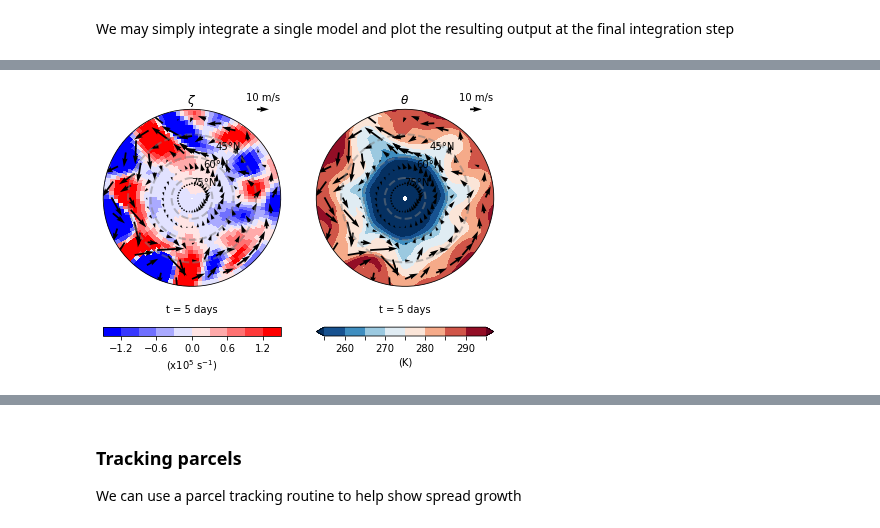
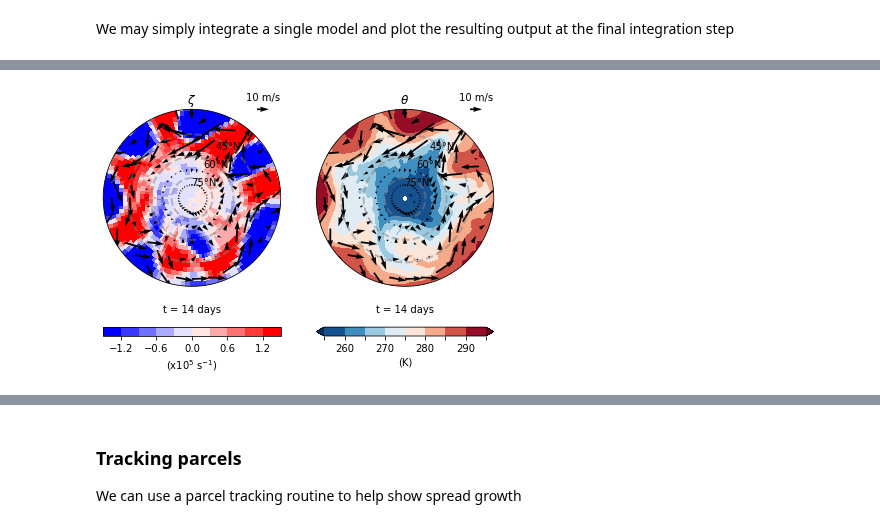
Before and after one commit to cdb227/bm3_forced_barotropic, a Jupyter notebook: examples/singlemodel.ipynb, the cells around one changed output, grey strips where cells are left out. Cells and saved outputs as stored; diff of their text form; code cells hidden in the pictures.

```diff
--- a/examples/singlemodel.ipynb
+++ b/examples/singlemodel.ipynb
@@ -26,10 +26,10 @@ from IPython.display import display, clear_output, HTML, FileLink  # Some techni
 # %% [markdown]
 We may simply integrate a single model and plot the resulting output at the final integration step
 # %%
-T= constants.day2sec*5 #total integration time
+T= constants.day2sec*14 #total integration time
 
 st = Sphere(M=63)
-st.add_seaice()
+#st.add_seaice() # add sea ice field if you'd like, just adds a temp jump to equilibrium temp field.
 
 ##if we want to start with some structure in the vorticity here's some options
 ##otherwise, start at equilibrium conditions
@@ -39,7 +39,7 @@ st.add_seaice()
 #thetap = np.zeros(vortp.shape)
 #st.set_ics([vortp,thetap])
 
-params=dict(nu=1e-15, tau = 1/8, diffusion_order=3,dt=1800, ofreq=4,
+params=dict(nu=1e-18, tau = 1/8, diffusion_order=4,dt=1800, ofreq=4,
             forcing_type='rededdy', vort_linear = False, temp_linear=False)
 
 S = Solver(st, T= T, **params)
@@ -64,11 +48,11 @@ Data variables:
 # %%
 tidx=-1
-#tidx=int(Nt/ofreq)-1
-f,ax = plotting.plot_overview(sln.isel(time=tidx), levels=[np.linspace(-1.5,1.5,11),np.arange(255,300,5)], var=['vort','theta'])
+f,ax = plotting.plot_overview(sln.isel(time=tidx), levels=[np.linspace(-1.5,1.5,11), np.arange(255,300,5)],
+                              var=['vort','theta'])
 #f.savefig('./singlerun.png',dpi=300, bbox_inches='tight')
 plt.show()
 # %% [output]
-[figure, old version]
+[figure, new version]
 # %%
 import warnings
 warnings.simplefilter(action='ignore', category=FutureWarning)
```
Also changed, not shown: parts of 6 cells of this notebook, 1 other file.
